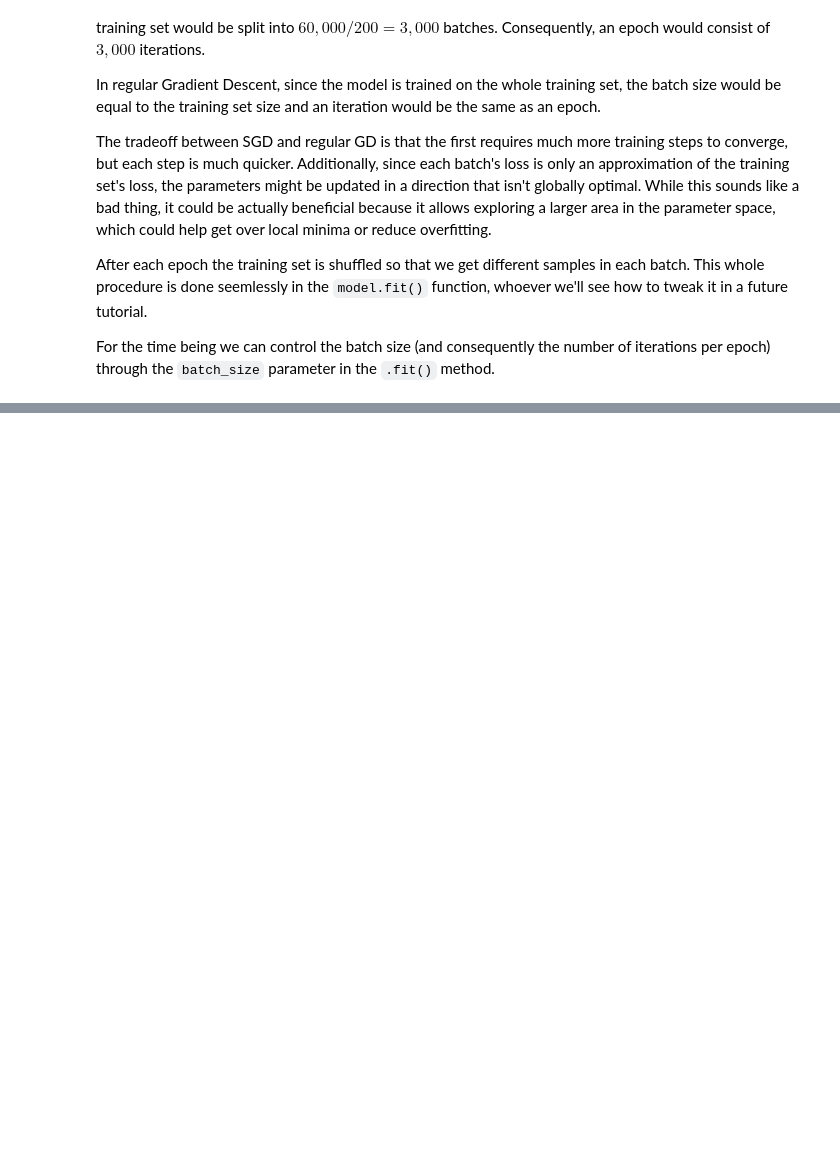
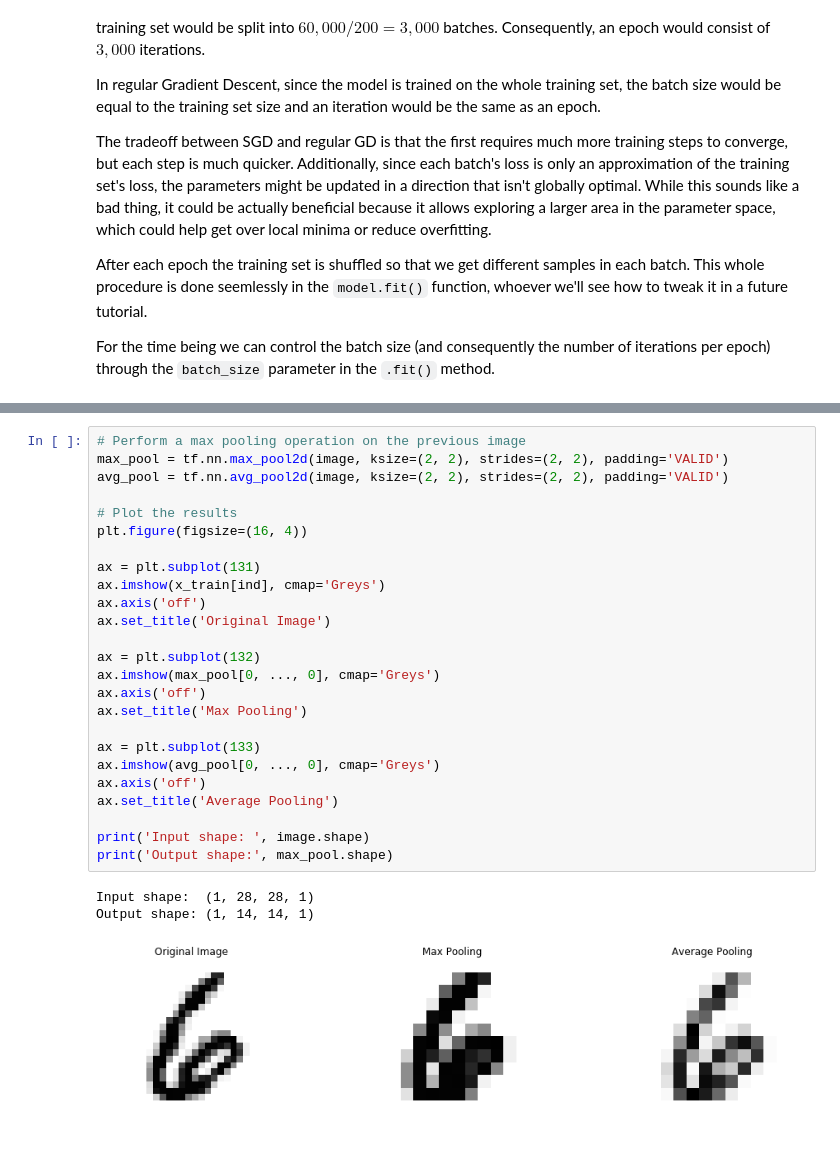
Before and after one commit to djib2011/tensorflow-dl-tutorial, a Jupyter notebook: 05_convolutional_neural_networks.ipynb, the cells around one changed output, grey strips where cells are left out. Saved outputs shown, nothing was run; the diff lists cells and outputs as text; blank space fills up the shorter version.

```diff
--- a/05_convolutional_neural_networks.ipynb
+++ b/05_convolutional_neural_networks.ipynb
@@ -248,0 +397,29 @@ A convolutional layer performs a 2D convolution operation on the input. We won't
+# %%
+# Perform a max pooling operation on the previous image
+max_pool = tf.nn.max_pool2d(image, ksize=(2, 2), strides=(2, 2), padding='VALID')
+avg_pool = tf.nn.avg_pool2d(image, ksize=(2, 2), strides=(2, 2), padding='VALID')
+
+# Plot the results
+plt.figure(figsize=(16, 4))
+
+ax = plt.subplot(131)
+ax.imshow(x_train[ind], cmap='Greys')
+ax.axis('off')
+ax.set_title('Original Image')
+
+ax = plt.subplot(132)
+ax.imshow(max_pool[0, ..., 0], cmap='Greys')
+ax.axis('off')
+ax.set_title('Max Pooling')
+
+ax = plt.subplot(133)
+ax.imshow(avg_pool[0, ..., 0], cmap='Greys')
+ax.axis('off')
+ax.set_title('Average Pooling')
+
+print('Input shape: ', image.shape)
+print('Output shape:', max_pool.shape)
+# %% [output]
+Input shape:  (1, 28, 28, 1)
+Output shape: (1, 14, 14, 1)
+[figure, added]
```
Also changed, not shown: parts of 36 cells of this notebook.
